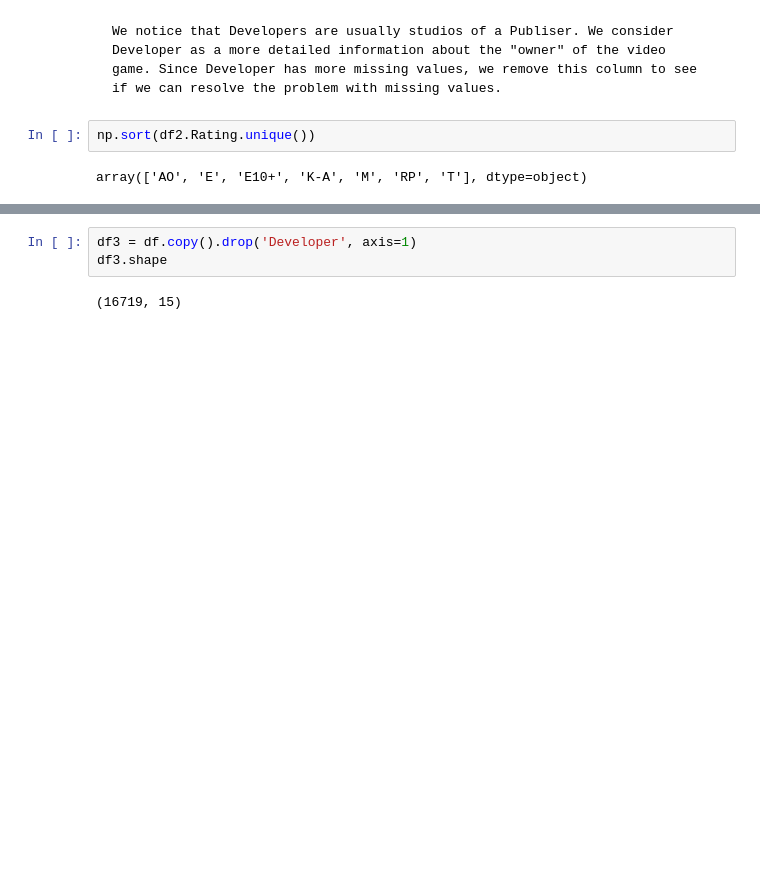
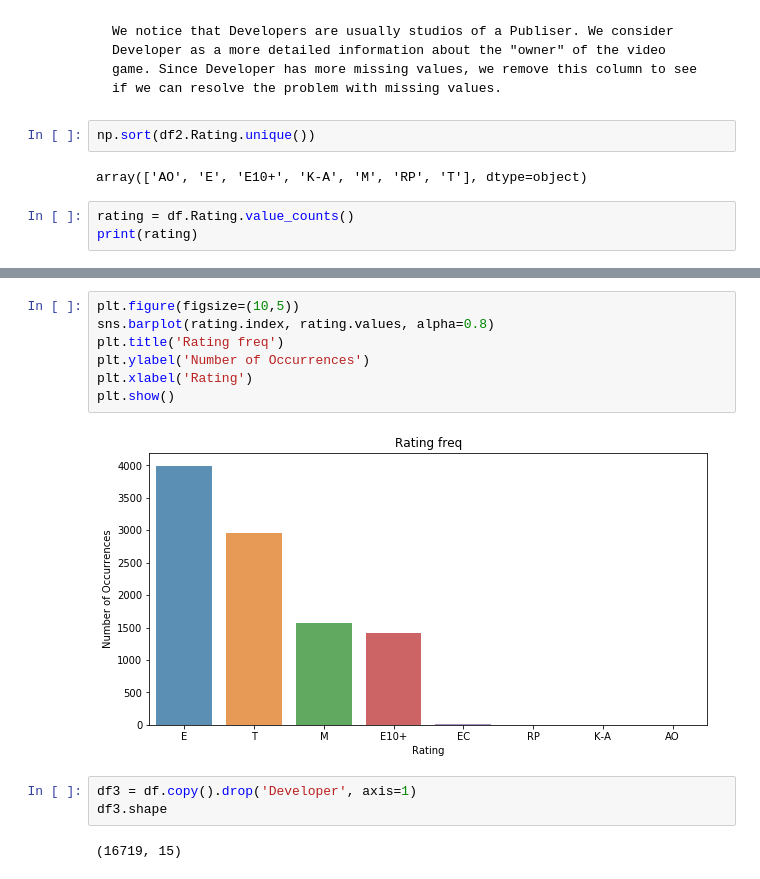
Before and after one commit to sherry9788/STATS131_Final, a Jupyter notebook: Final Project Xuening_Wang.ipynb, the cells around one changed output, grey strips where cells are left out. Cells and saved outputs as stored; diff of their text form; blank space fills up the shorter version.

```diff
--- a/Final Project Xuening_Wang.ipynb
+++ b/Final Project Xuening_Wang.ipynb
@@ -193,3 +283,6 @@ len(sony_studio)
 np.sort(df2.Rating.unique())
 # %% [output]
 array(['AO', 'E', 'E10+', 'K-A', 'M', 'RP', 'T'], dtype=object)
+# %%
+rating = df.Rating.value_counts()
+print(rating)
@@ -196,3 +299,12 @@ array(['AO', 'E', 'E10+', 'K-A', 'M', 'RP', 'T'], dtype=object)
+# %%
+plt.figure(figsize=(10,5))
+sns.barplot(rating.index, rating.values, alpha=0.8)
+plt.title('Rating freq')
+plt.ylabel('Number of Occurrences')
+plt.xlabel('Rating')
+plt.show()
+# %% [output]
+[figure, added]
 # %%
 df3 = df.copy().drop('Developer', axis=1)
 df3.shape
```
Also changed, not shown: parts of 12 cells of this notebook.
